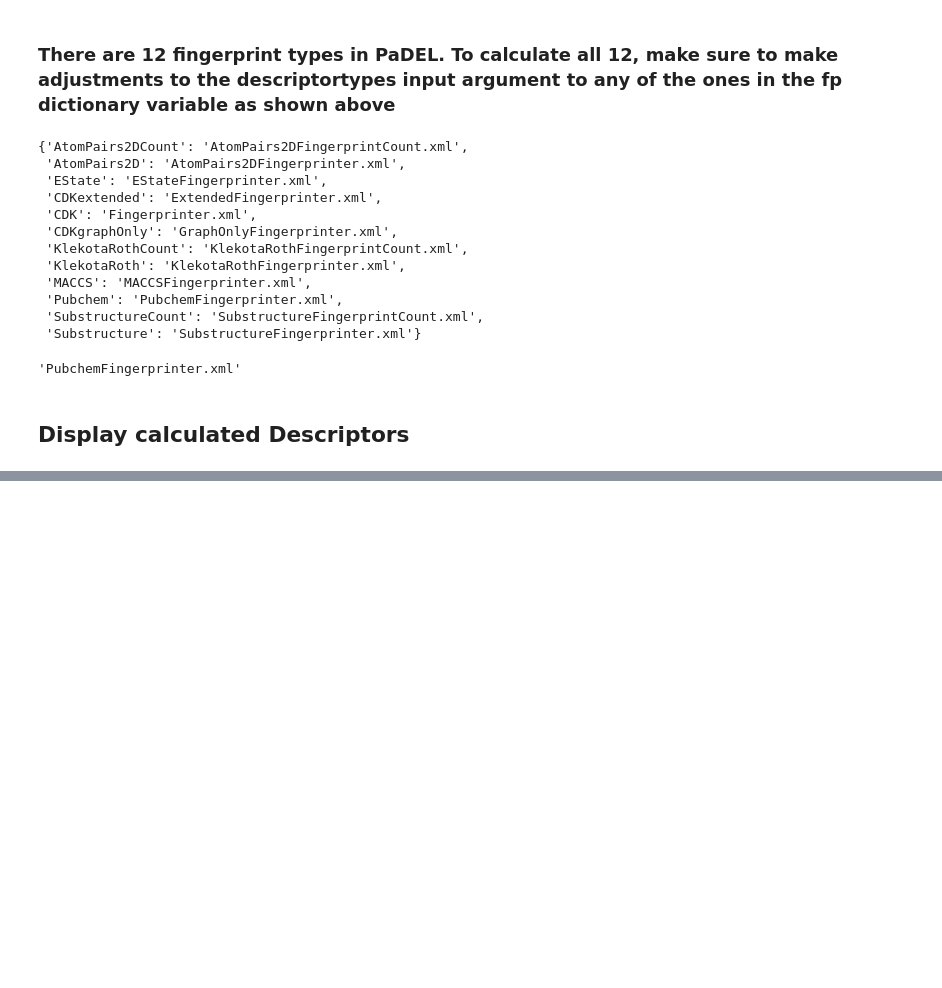
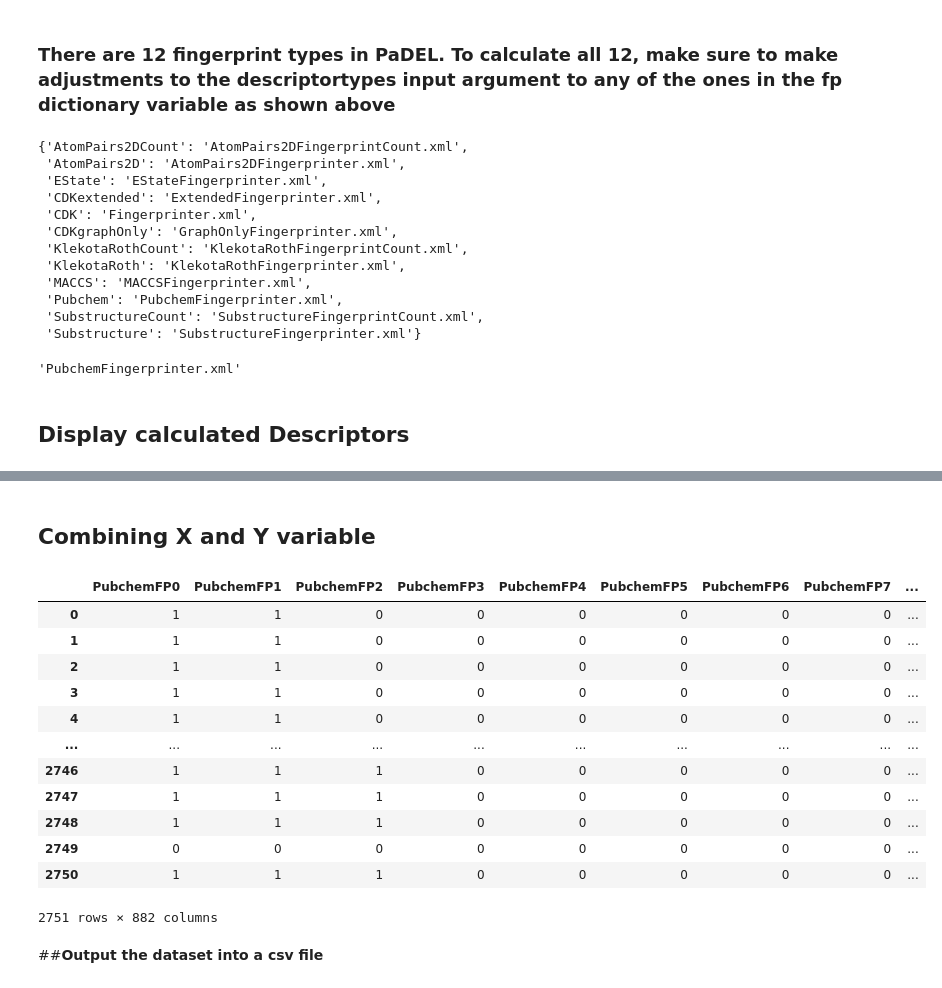
Before and after one commit to Pavalya-Periyasamy05/Machine-Learning-and-AI, a Jupyter notebook: Compute_Molecular_Descriptor.ipynb, the cells around one changed output, grey strips where cells are left out. Saved outputs shown, nothing was run; the diff lists cells and outputs as text; code cells hidden in the pictures; blank space fills up the shorter version.

```diff
--- a/Compute_Molecular_Descriptor.ipynb
+++ b/Compute_Molecular_Descriptor.ipynb
@@ -224,0 +267,3 @@ descriptors
+# %%
+df_Y = df_3Classes["pIC50"]
+df_Y
@@ -224,0 +285,21 @@ descriptors
+# %% [markdown]
+## **Combining X and Y variable**
+# %%
+dataset_ML_model = pd.concat([df_X_fingerprints, df_Y], axis=1)
+dataset_ML_model
+# %% [output]
+|  | PubchemFP0 | PubchemFP1 | PubchemFP2 | PubchemFP3 | PubchemFP4 | PubchemFP5 | PubchemFP6 | PubchemFP7 | ... |
+| 0 | 1 | 1 | 0 | 0 | 0 | 0 | 0 | 0 | ... |
+| 1 | 1 | 1 | 0 | 0 | 0 | 0 | 0 | 0 | ... |
+| 2 | 1 | 1 | 0 | 0 | 0 | 0 | 0 | 0 | ... |
+| 3 | 1 | 1 | 0 | 0 | 0 | 0 | 0 | 0 | ... |
+| 4 | 1 | 1 | 0 | 0 | 0 | 0 | 0 | 0 | ... |
+| ... | ... | ... | ... | ... | ... | ... | ... | ... | ... |
+| 2746 | 1 | 1 | 1 | 0 | 0 | 0 | 0 | 0 | ... |
+| 2747 | 1 | 1 | 1 | 0 | 0 | 0 | 0 | 0 | ... |
+| 2748 | 1 | 1 | 1 | 0 | 0 | 0 | 0 | 0 | ... |
+| 2749 | 0 | 0 | 0 | 0 | 0 | 0 | 0 | 0 | ... |
+| 2750 | 1 | 1 | 1 | 0 | 0 | 0 | 0 | 0 | ... |
+2751 rows × 882 columns
+# %% [markdown]
+##**Output the dataset into a csv file**
```
Also changed, not shown: parts of 11 cells of this notebook.
